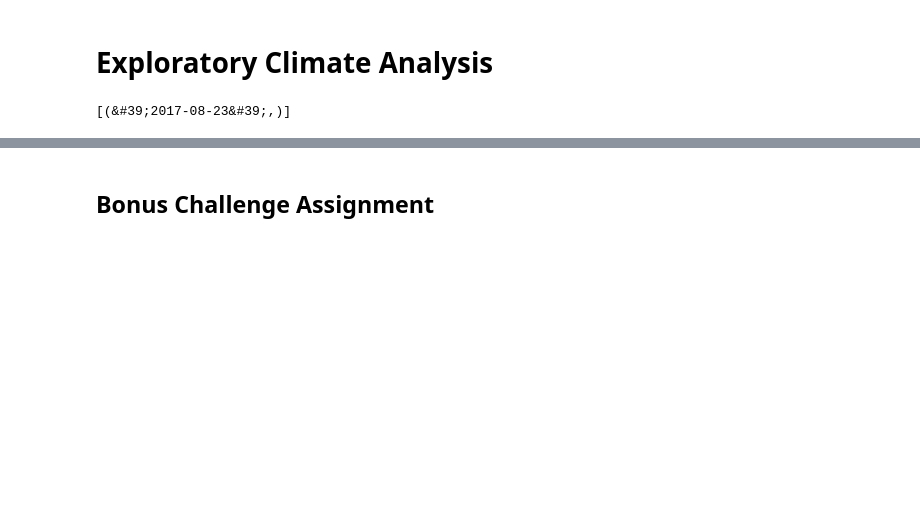
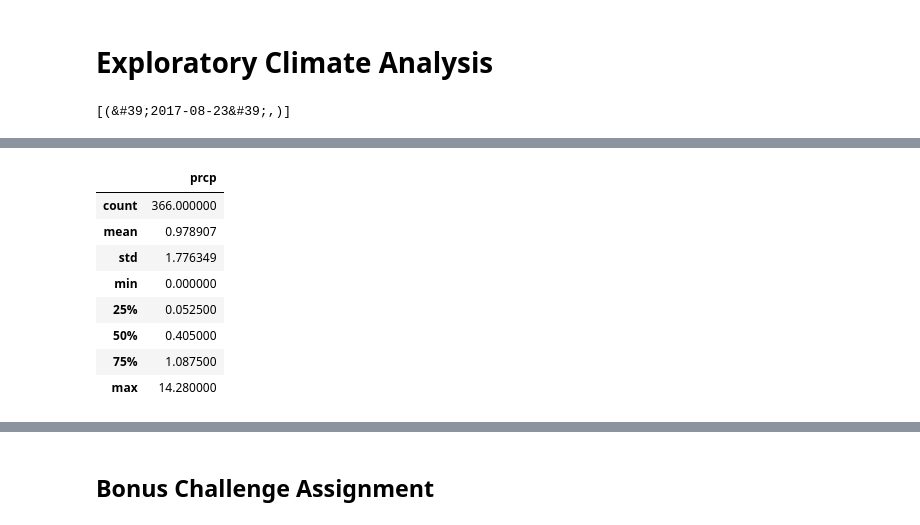
Before and after one commit to potterc22/sqlalchemy-challenge, a Jupyter notebook: climate_starter.ipynb, the cells around one changed output, grey strips where cells are left out. Saved outputs shown, nothing was run; the diff lists cells and outputs as text; code cells hidden in the pictures; blank space fills up the shorter version.

```diff
--- a/climate_starter.ipynb
+++ b/climate_starter.ipynb
@@ -94,4 +94,17 @@ yearly_df.head(20)
 # %%
 # Use Pandas to calcualte the summary statistics for the precipitation data
+prcp = df['prcp']
+summary = pd.DataFrame(prcp.describe())
+summary
+# %% [output]
+|  | prcp |
+| count | 366.000000 |
+| mean | 0.978907 |
+| std | 1.776349 |
+| min | 0.000000 |
+| 25% | 0.052500 |
+| 50% | 0.405000 |
+| 75% | 1.087500 |
+| max | 14.280000 |
 # %%
 # Design a query to show how many stations are available in this dataset?
```
Also changed, not shown: parts of 10 cells of this notebook.
